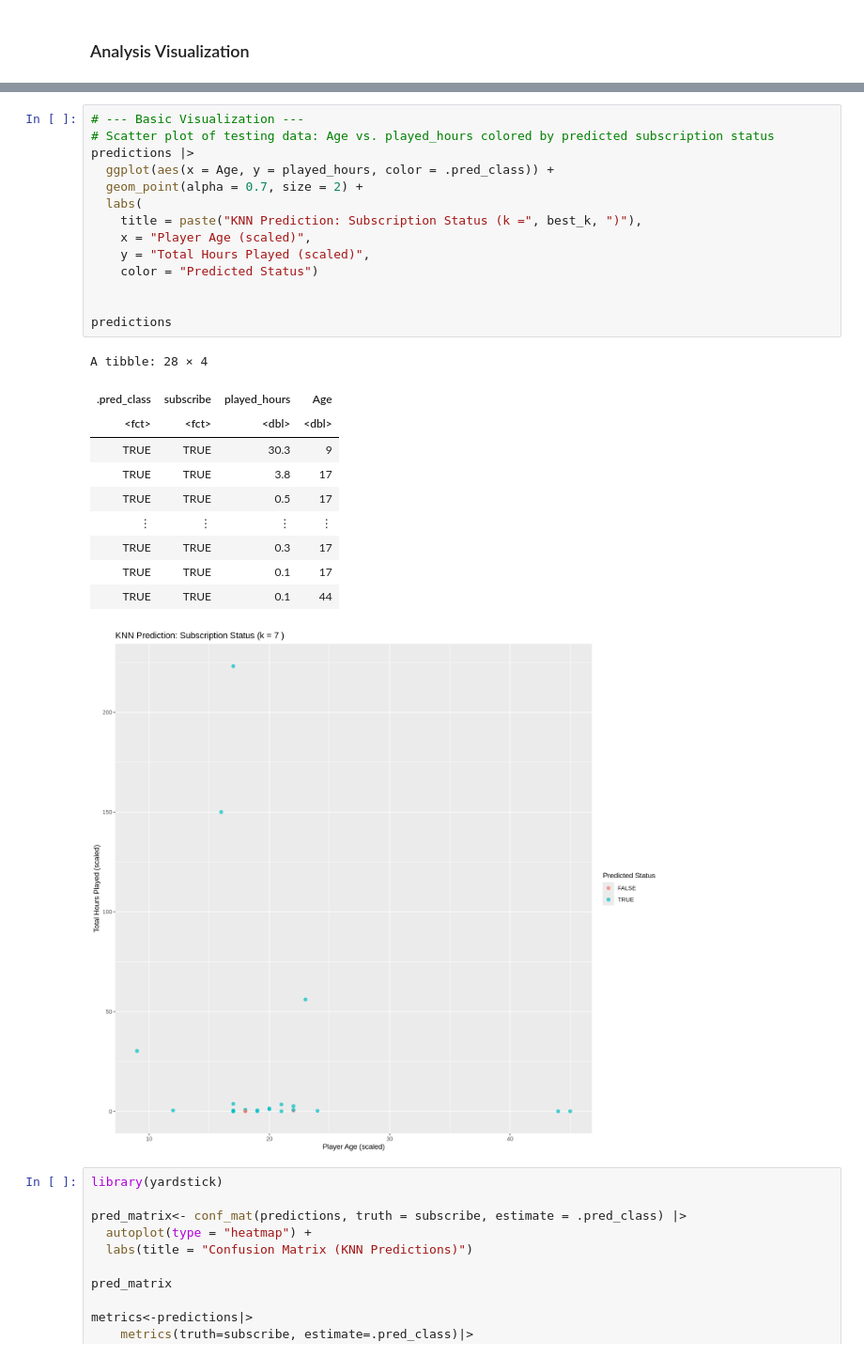
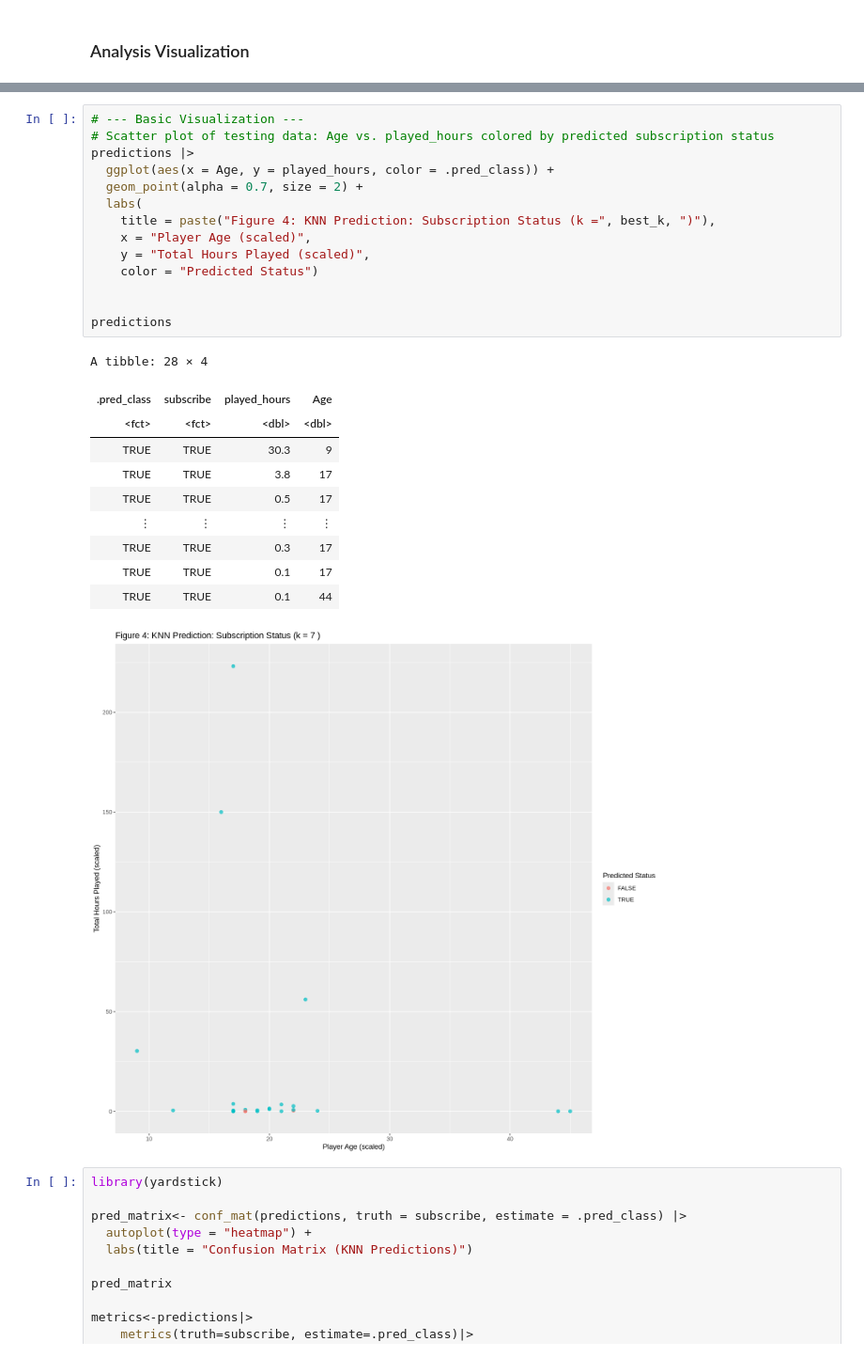
Before and after one commit to lucy-diaz/DSCIprojectgroup34, a Jupyter notebook: group_34_project.ipynb, the cells around one changed output, grey strips where cells are left out. Shown at 94% size. Saved outputs shown, nothing was run; the diff lists cells and outputs as text.

```diff
--- a/group_34_project.ipynb
+++ b/group_34_project.ipynb
@@ -194,29 +212,29 @@ Acc_vs_k_plot
 # %%
 # --- Basic Visualization ---
 # Scatter plot of testing data: Age vs. played_hours colored by predicted subscription status
 predictions |>
   ggplot(aes(x = Age, y = played_hours, color = .pred_class)) +
   geom_point(alpha = 0.7, size = 2) +
   labs(
-    title = paste("KNN Prediction: Subscription Status (k =", best_k, ")"),
+    title = paste("Figure 4: KNN Prediction: Subscription Status (k =", best_k, ")"),
     x = "Player Age (scaled)",
     y = "Total Hours Played (scaled)",
     color = "Predicted Status")
 
 
 predictions
 # %% [output]
 A tibble: 28 × 4
 | .pred_class | subscribe | played_hours | Age |
 | <fct> | <fct> | <dbl> | <dbl> |
 | TRUE | TRUE | 30.3 | 9 |
 | TRUE | TRUE | 3.8 | 17 |
 | TRUE | TRUE | 0.5 | 17 |
 | ⋮ | ⋮ | ⋮ | ⋮ |
 | TRUE | TRUE | 0.3 | 17 |
 | TRUE | TRUE | 0.1 | 17 |
 | TRUE | TRUE | 0.1 | 44 |
-[figure, old version]
+[figure, new version]
 # %%
 library(yardstick)
 
```
Also changed, not shown: parts of 4 cells of this notebook.
